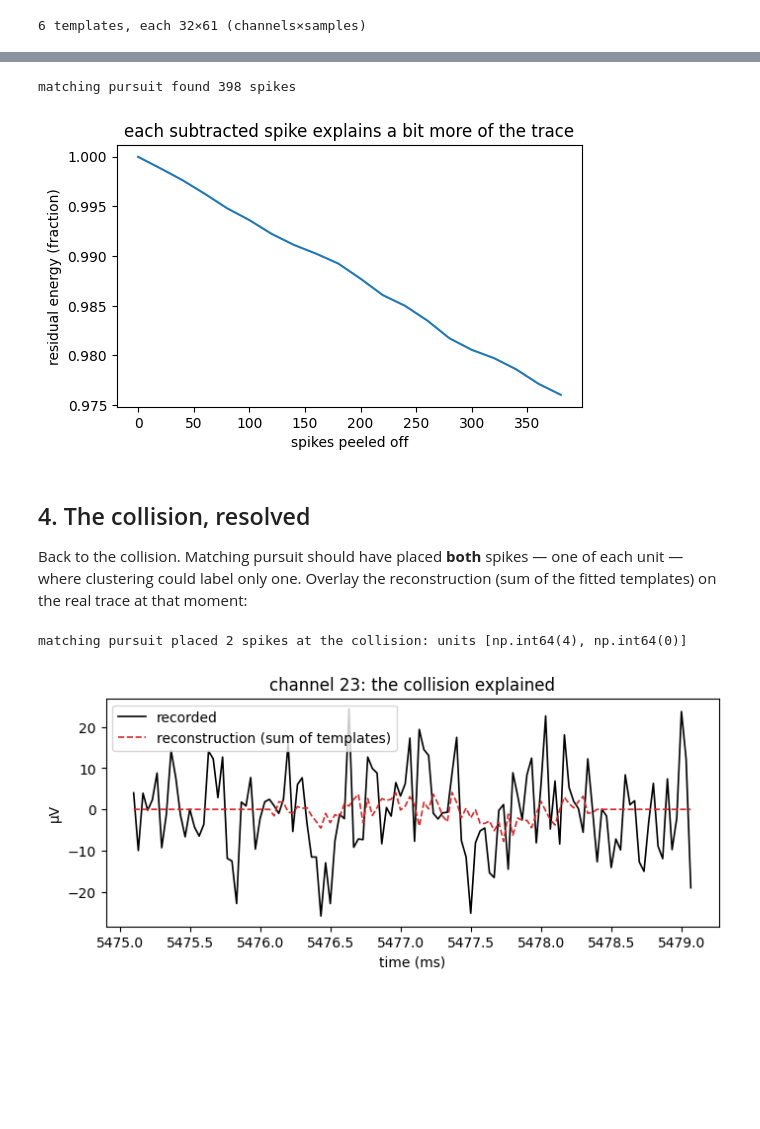
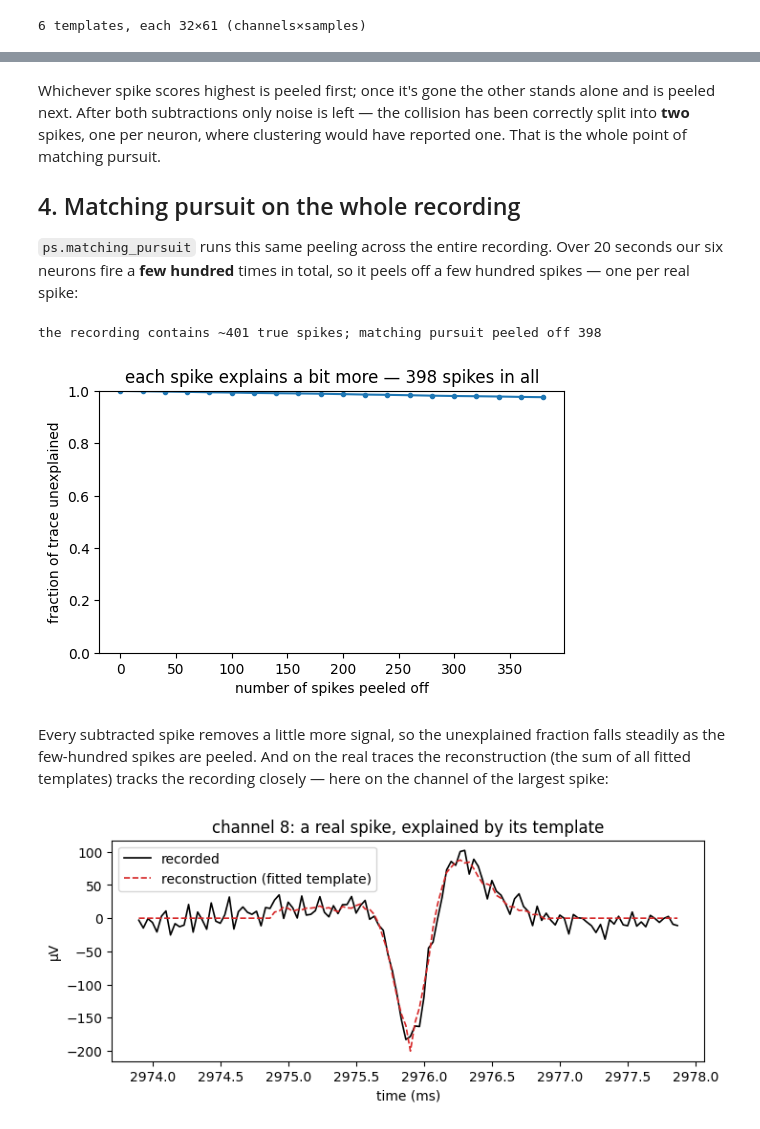
Before and after one commit to stootoon/swc-en-2026, a Jupyter notebook: ephys-pop/notebooks/06_template_matching_solutions.ipynb, the cells around one changed output, grey strips where cells are left out. Cells and saved outputs as stored; diff of their text form; code cells hidden in the pictures; blank space fills up the shorter version.

```diff
--- a/ephys-pop/notebooks/06_template_matching_solutions.ipynb
+++ b/ephys-pop/notebooks/06_template_matching_solutions.ipynb
@@ -146,0 +154,7 @@ template 4 fits at the collision with amplitude a = 0.98
+# %%
+def fit_amplitude(window, template):
+    return np.sum(window * template) / np.sum(template ** 2)
+
+clean_A = tmplA + np.random.default_rng(2).normal(0, 8.0, tmplA.shape)   # A's spike alone + noise
+a = fit_amplitude(clean_A, tmplA)
+print(f"neuron A's template fits a clean copy of its spike with amplitude a = {a:.2f}")
@@ -201,43 +204,50 @@ spikes are peeled off:
+# %% [markdown]
+Whichever spike scores highest is peeled first; once it's gone the other stands alone
+and is peeled next. After both subtractions only noise is left — the collision has been
+correctly split into **two** spikes, one per neuron, where clustering would have reported
+one. That is the whole point of matching pursuit.
+
+## 4. Matching pursuit on the whole recording
+
+`ps.matching_pursuit` runs this same peeling across the entire recording. Over 20
+seconds our six neurons fire a **few hundred** times in total, so it peels off a few
+hundred spikes — one per real spike:
 # %%
 spike_times, spike_labels, spike_amps = ps.matching_pursuit(filtered, templates, amp_threshold=0.5)
-print(f"matching pursuit found {len(spike_times)} spikes")
+print(f"the recording contains ~{len(rec.ground_truth.spike_times)} true spikes; "
+      f"matching pursuit peeled off {len(spike_times)}")
 
-# residual energy: how much of the trace is left unexplained as we add spikes back
+# residual energy: the fraction of the recording still unexplained after N spikes removed
 recon = np.zeros_like(filtered)
-half = templates.shape[2] // 2
 total = np.sum(filtered ** 2)
-resid_energy = []
-for n, (t, lab, a) in enumerate(zip(spike_times, spike_labels, spike_amps)):
+resid_energy = [1.0]
+for n, (t, lab, a) in enumerate(zip(spike_times, spike_labels, spike_amps), 1):
     recon[t - half:t + half + 1] += a * templates[lab].T
     if n % 20 == 0:
         resid_energy.append(np.sum((filtered - recon) ** 2) / total)
 plt.figure(figsize=(6, 3.4))
-plt.plot(np.arange(len(resid_energy)) * 20, resid_energy)
-plt.xlabel("spikes peeled off"); plt.ylabel("residual energy (fraction)")
-plt.title("each subtracted spike explains a bit more of the trace"); plt.show()
+plt.plot(np.arange(len(resid_energy)) * 20, resid_energy, "o-", ms=3)
+plt.xlabel("number of spikes peeled off"); plt.ylabel("fraction of trace unexplained")
+plt.title(f"each spike explains a bit more — {len(spike_times)} spikes in all"); plt.ylim(0, 1)
+plt.show()
 # %% [output]
-matching pursuit found 398 spikes
+the recording contains ~401 true spikes; matching pursuit peeled off 398
-[figure, old version]
+[figure, new version]
-# %% [markdown]
-## 4. The collision, resolved
-
-Back to the collision. Matching pursuit should have placed **both** spikes — one of
-each unit — where clustering could label only one. Overlay the reconstruction
-(sum of the fitted templates) on the real trace at that moment:
+# %% [markdown]
+Every subtracted spike removes a little more signal, so the unexplained fraction falls
+steadily as the few-hundred spikes are peeled. And on the real traces the reconstruction
+(the sum of all fitted templates) tracks the recording closely — here on the channel of
+the largest spike:
 # %%
-near = spike_times[np.abs(spike_times - t_col) < 15]
-near_lab = spike_labels[np.abs(spike_times - t_col) < 15]
-print(f"matching pursuit placed {len(near)} spikes at the collision: units {list(near_lab)}")
-
-pc = ps.peak_channel(gt.templates[sl[i]])
-fig, ax = plt.subplots(figsize=(8, 3))
-w = slice(t_col - 60, t_col + 60)
+i = int(np.argmax(spike_amps))                       # the biggest spike MP found
+t0, pc2 = spike_times[i], ps.peak_channel(templates[spike_labels[i]])
+w = slice(t0 - 60, t0 + 60)
 tt = np.arange(w.start, w.stop) / rec.fs * 1e3
-ax.plot(tt, filtered[w, pc], "k", lw=1.2, label="recorded")
-ax.plot(tt, recon[w, pc], "tab:red", lw=1.2, ls="--", label="reconstruction (sum of templates)")
-ax.set_xlabel("time (ms)"); ax.set_ylabel("µV"); ax.set_title(f"channel {pc}: the collision explained")
-ax.legend(); plt.show()
+plt.figure(figsize=(8, 3))
+plt.plot(tt, filtered[w, pc2], "k", lw=1.2, label="recorded")
+plt.plot(tt, recon[w, pc2], "tab:red", lw=1.2, ls="--", label="reconstruction (fitted template)")
+plt.xlabel("time (ms)"); plt.ylabel("µV"); plt.legend()
+plt.title(f"channel {pc2}: a real spike, explained by its template"); plt.show()
 # %% [output]
-matching pursuit placed 2 spikes at the collision: units [np.int64(4), np.int64(0)]
-[figure, old version]
+[figure, new version]
 # %% [markdown]
```
Also changed, not shown: parts of 16 cells of this notebook, 2 other files.
